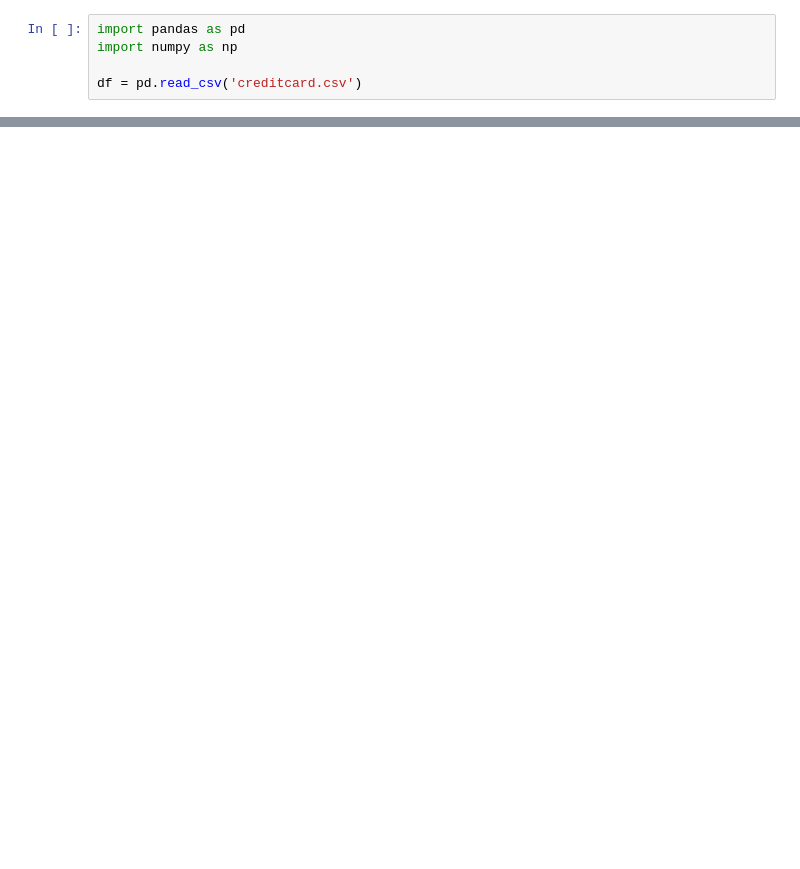
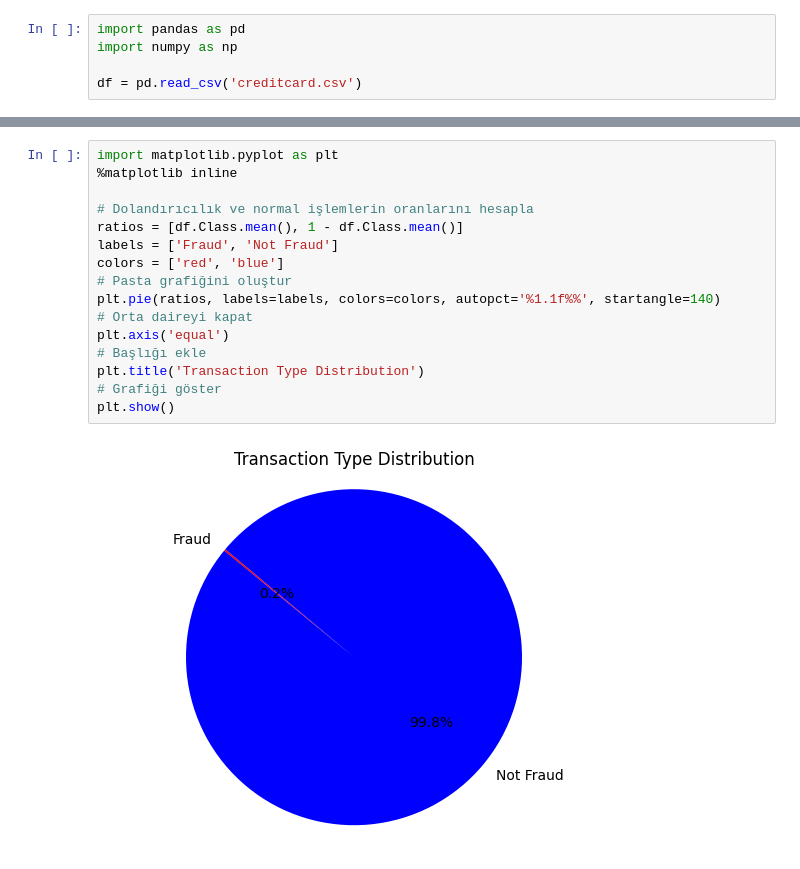
Before and after one commit to yilmazteyfik/creditcar_freud, a Jupyter notebook: handling_imbalance_data.ipynb, the cells around one changed output, grey strips where cells are left out. Drawn from its saved outputs; the diff is of its cells as text; blank space fills up the shorter version.

```diff
--- a/handling_imbalance_data.ipynb
+++ b/handling_imbalance_data.ipynb
@@ -15,0 +37,18 @@ df.head()
+# %%
+import matplotlib.pyplot as plt
+%matplotlib inline
+
+# Dolandırıcılık ve normal işlemlerin oranlarını hesapla
+ratios = [df.Class.mean(), 1 - df.Class.mean()]
+labels = ['Fraud', 'Not Fraud']
+colors = ['red', 'blue']
+# Pasta grafiğini oluştur
+plt.pie(ratios, labels=labels, colors=colors, autopct='%1.1f%%', startangle=140)
+# Orta daireyi kapat
+plt.axis('equal')
+# Başlığı ekle
+plt.title('Transaction Type Distribution')
+# Grafiği göster
+plt.show()
+# %% [output]
+[figure, added]
```
Also changed, not shown: parts of 22 cells of this notebook.
